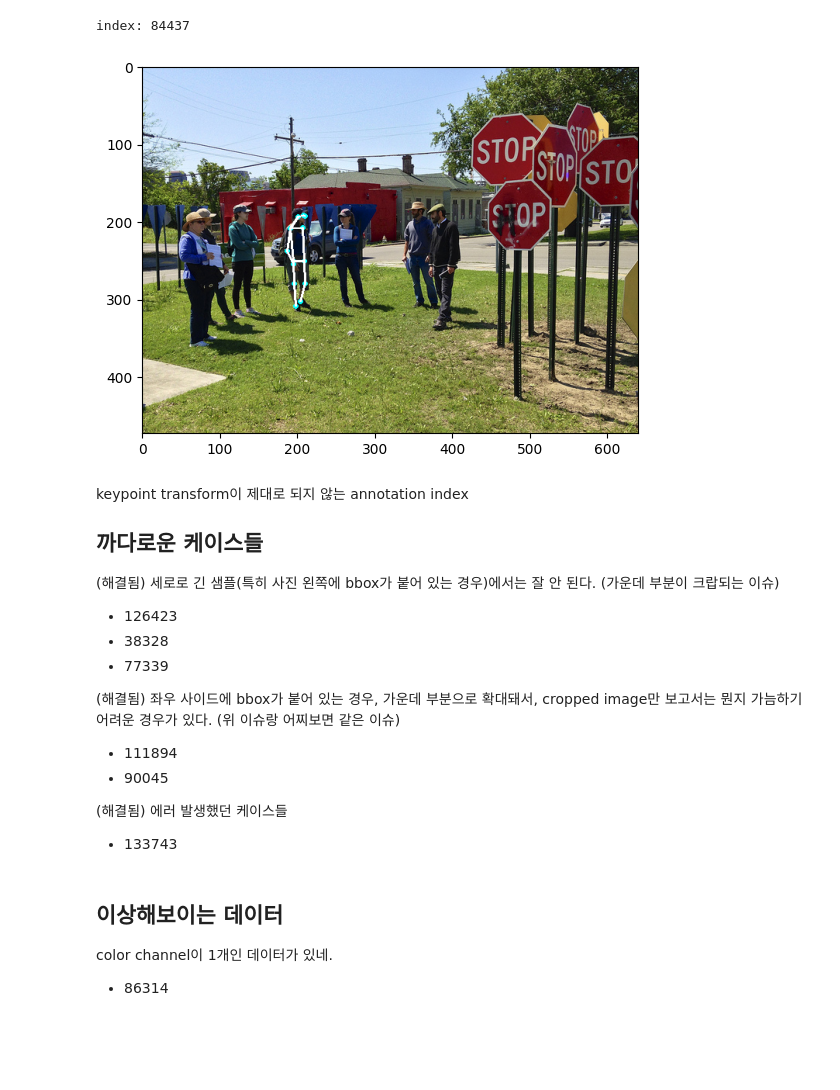
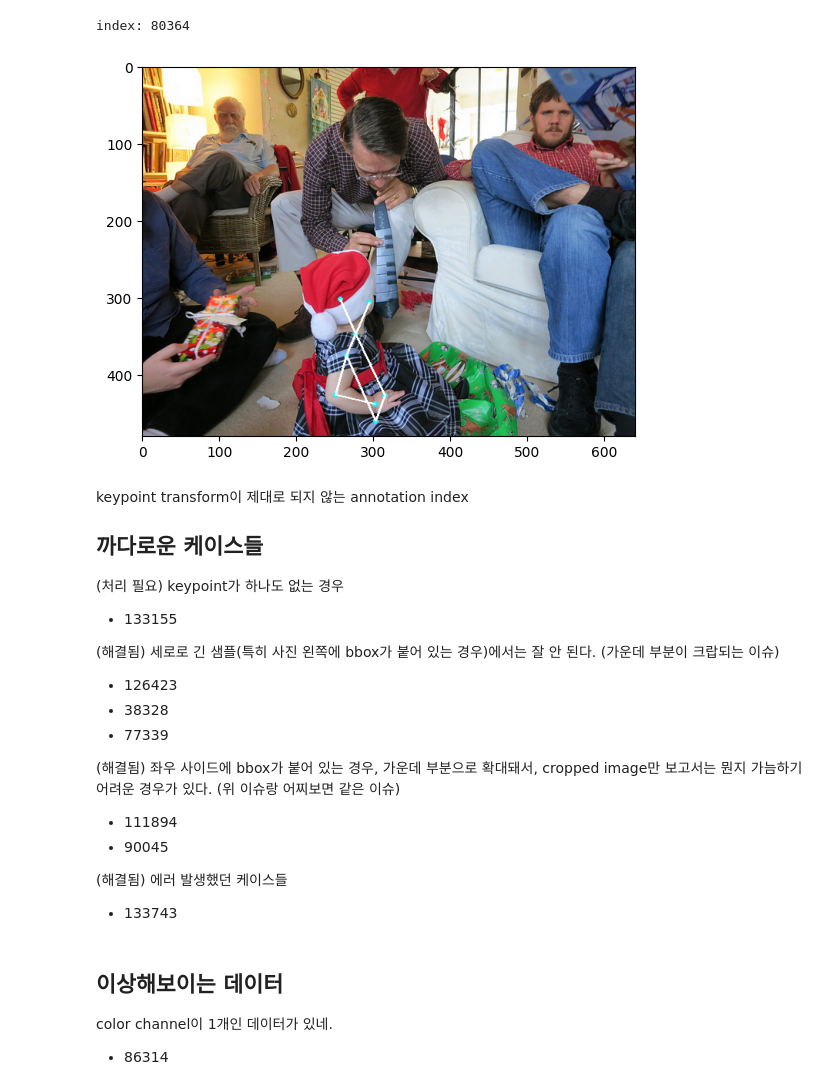
Before and after one commit to lancifollia/pose, a Jupyter notebook: notebooks/1_4_affine_transform_test2.ipynb, the cells around one changed output. Drawn from its saved outputs; the diff is of its cells as text; code cells hidden in the pictures; blank space fills up the shorter version.

```diff
--- a/notebooks/1_4_affine_transform_test2.ipynb
+++ b/notebooks/1_4_affine_transform_test2.ipynb
@@ -40,7 +40,7 @@ dataset = CocoDataset(anno_fname=cfg.DATA_TRAIN.ANNOTATION_FNAME,
                       image_dir=cfg.DATA_TRAIN.IMAGE_DIR,
                       nn_input_size=cfg.NN.INPUT_SIZE,
                       data_aug_cfg=cfg.DATA_TRAIN.DATA_AUG,
-                      min_keypoints=cfg.DATA_TRAIN.MIN_KEYPOINTS,
+                      min_keypoints=cfg.DATA_COMMON.MIN_KEYPOINTS,
                       transform=None
                      )
 # %% [output]
@@ -86,24 +85,28 @@ Num keypoints: 13
 # %%
 print(f"index: {idx}")
 sample = dataset.get_sample(idx)
-image_meta = dataset.get_image_meta(sample['image_id'])
-image_path = image_meta['file_name']
+image_meta = dataset.get_image_meta(sample.image_id)
+image_path = image_meta.fpath
 image = read_image(image_path)
 if image.shape[0] == 1:
     image = image.repeat(3, 1, 1)
-kp = sample['keypoints'][:,:2].reshape(1,17,2)
-vis = sample['keypoints'][:,2].reshape(1,17,1)
+keypoints = sample.keypoints
+kp = keypoints.get_kp().reshape(1,17,2)
+vis = keypoints.get_vis().reshape(1,17)
 image = draw_keypoints(image, kp, connectivity=connectivity, colors=COLOR_CYAN, radius=3, visibility=vis)
 image = to_pil(image)
 plt.imshow(image)
 plt.show()
 # %% [output]
-index: 84437
+index: 80364
-[figure, old version]
+[figure, new version]
 # %% [markdown]
 keypoint transform이 제대로 되지 않는 annotation index
 
 ## 까다로운 케이스들
+
+(처리 필요) keypoint가 하나도 없는 경우
+- 133155
 
 (해결됨) 세로로 긴 샘플(특히 사진 왼쪽에 bbox가 붙어 있는 경우)에서는 잘 안 된다. (가운데 부분이 크랍되는 이슈)
 - 126423
```
Also changed, not shown: parts of 4 cells of this notebook, 3 other files.
